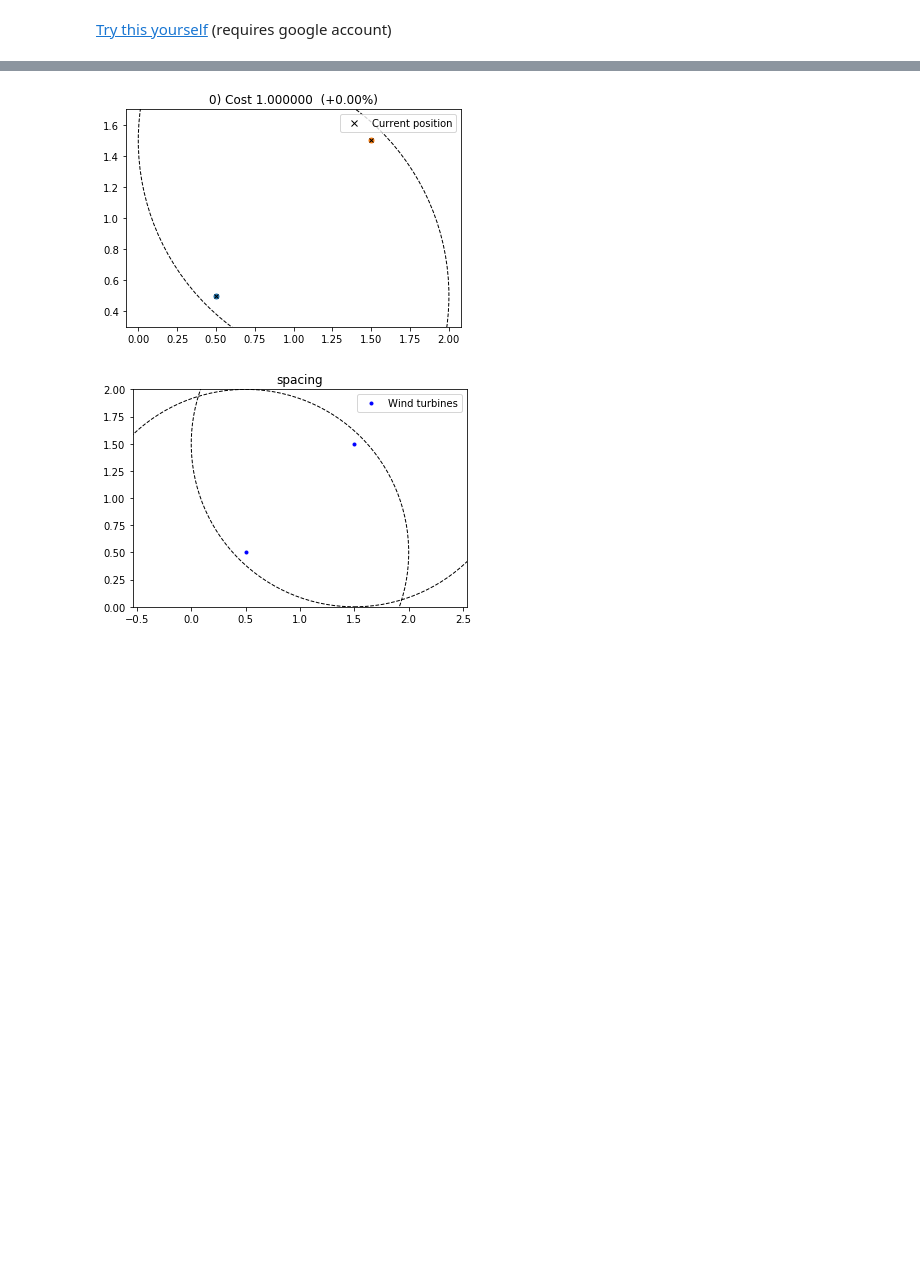
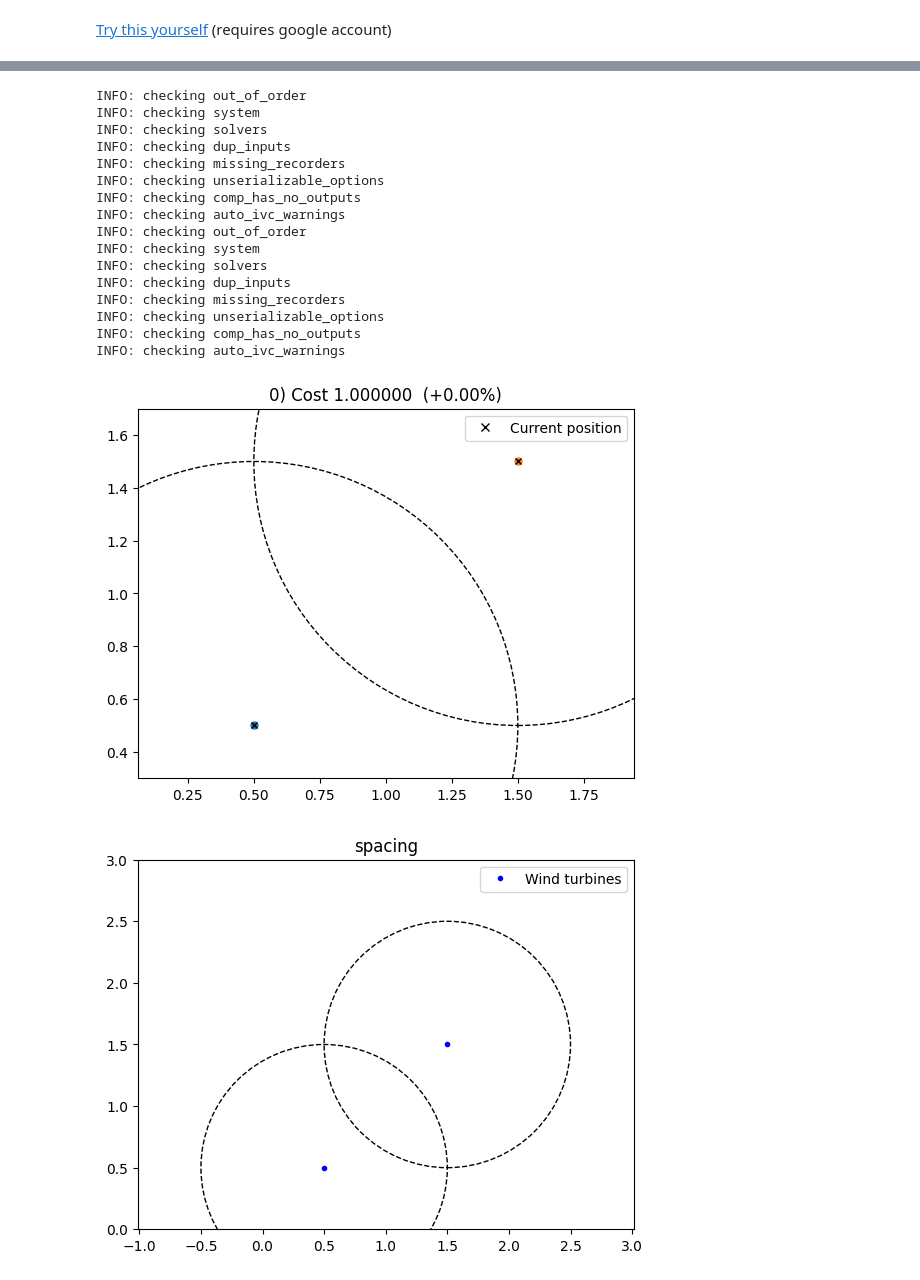
Before and after one commit to DTUWindEnergy/TopFarm2, a Jupyter notebook: docs/notebooks/constraints.ipynb, the cells around one changed output, grey strips where cells are left out. Drawn from its saved outputs; the diff is of its cells as text; code cells hidden in the pictures; blank space fills up the shorter version.

```diff
--- a/docs/notebooks/constraints.ipynb
+++ b/docs/notebooks/constraints.ipynb
@@ -145,6 +221,7 @@ The following provides a simple example of implementation of a minimum spacing c
 # %%
 # set up dummy design variables and cost model component.
 # This example includes 2 turbines (n_wt=2) located at x,y=0.5,0.5 and 1.5,1.5 respectively
+
 x = [0.5,1.5]
 y = [.5,1.5]
 dummy_cost = CostModelComponent(input_keys=[],
@@ -154,17 +231,16 @@ dummy_cost = CostModelComponent(input_keys=[],
 # a function to plot a spacing constraint for a Topfarm problem
 def plot_spacing(name, constraint_comp):
     tf = TopFarmProblem(
-        design_vars={'x':x, 'y':y}, # setting up our two turbines as design variables
+        design_vars={'x':x, 'y':y}, # setting up the turbine positions as design variables
         cost_comp=dummy_cost, # using dummy cost model
         constraints=[constraint_comp], # constraint set up for the boundary type provided
         plot_comp=XYPlotComp()) # support plotting function
     tf.evaluate()
+
     plt.figure()
     plt.title(name)
     tf.plot_comp.plot_constraints() # plot constraints is a helper function in topfarm to plot constraints
     plt.plot(x,y,'.b', label='Wind turbines') # plot the turbine locations
     plt.axis('equal')
     plt.legend() # add the legend
-    plt.ylim([0,2])
-
-plot_spacing('spacing', SpacingConstraint(1))
+    plt.ylim([0,3])
@@ -178,5 +274,21 @@ plot_spacing('spacing', SpacingConstraint(1))
 # %%
-plot_spacing('spacing', SpacingConstraint(3))
+plot_spacing('spacing', SpacingConstraint(2))
 # %% [output]
+INFO: checking out_of_order
+INFO: checking system
+INFO: checking solvers
+INFO: checking dup_inputs
+INFO: checking missing_recorders
+INFO: checking unserializable_options
+INFO: checking comp_has_no_outputs
+INFO: checking auto_ivc_warnings
+INFO: checking out_of_order
+INFO: checking system
+INFO: checking solvers
+INFO: checking dup_inputs
+INFO: checking missing_recorders
+INFO: checking unserializable_options
+INFO: checking comp_has_no_outputs
+INFO: checking auto_ivc_warnings
-[figure, old version]
+[figure, new version]
-[figure, old version]
+[figure, new version]
```
Also changed, not shown: parts of 28 cells of this notebook, 30 other files.
